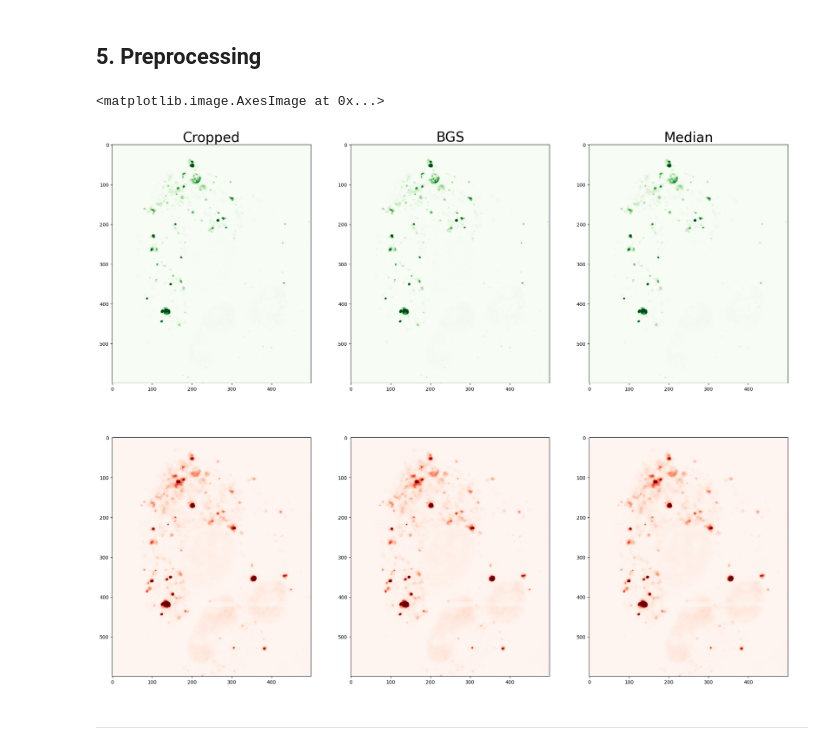
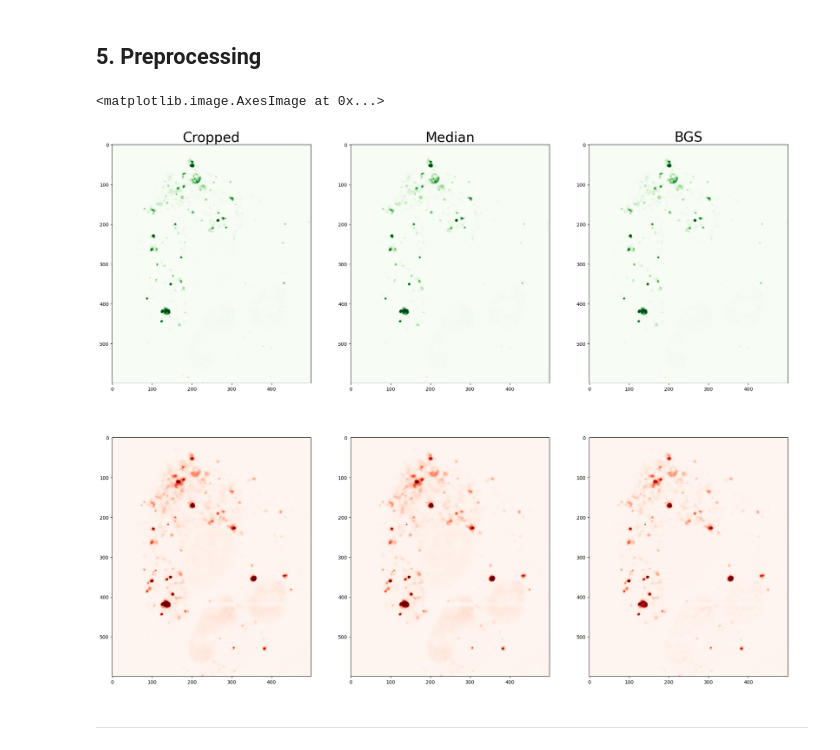
Before and after one commit to CarlosNoriegaPolo/LC3-RFP-GFP_python, a Jupyter notebook: macro.ipynb, the cells around one changed output. Drawn from its saved outputs; the diff is of its cells as text; code cells hidden in the pictures.

```diff
--- a/macro.ipynb
+++ b/macro.ipynb
@@ -143,31 +144,33 @@ nbscreenshot(viewer)
 GFPc = cropped_array[0, :, :]
 RFPc = cropped_array[2, :, :]
 
-#subtract background
-GFPbgs, GFPbg = subtract_background_rolling_ball(GFPc, 310, light_background=False,
-                                     use_paraboloid=False, do_presmooth=False)
-RFPbgs, RFPbg = subtract_background_rolling_ball(RFPc, 310, light_background=False,
-                                     use_paraboloid=False, do_presmooth=False)
-# apply median blur
-GFPmed = median(GFPbgs)
-RFPmed = median(RFPbgs)
+# apply median filter
+GFPmed = ndimage.median_filter(GFPc, size=3)
+RFPmed = ndimage.median_filter(RFPc, size=3)
+
+# generate and subtract background
+GFPbg = restoration.rolling_ball(GFPmed, radius = 10)
+GFPbgs = GFPmed - GFPbg
+
+RFPbg = restoration.rolling_ball(RFPmed, radius = 10)
+RFPbgs = RFPmed - RFPbg
 # %%
 # visualize pipeline
 fig, axs = plt.subplots(2, 3, figsize=(25, 20))
 
 axs[0, 0].imshow(GFPc, cmap='Greens')
 axs[0, 0].set_title('Cropped', fontsize=28)
-axs[0, 1].imshow(GFPbgs, cmap='Greens')
-axs[0, 1].set_title('BGS', fontsize=28)
-axs[0, 2].imshow(GFPmed, cmap='Greens')
-axs[0, 2].set_title('Median', fontsize=28)
+axs[0, 1].imshow(GFPmed, cmap='Greens')
+axs[0, 1].set_title('Median', fontsize=28)
+axs[0, 2].imshow(GFPbgs, cmap='Greens')
+axs[0, 2].set_title('BGS', fontsize=28)
 
 axs[1, 0].imshow(RFPc, cmap='Reds')
-axs[1, 1].imshow(RFPbgs, cmap='Reds')
-axs[1, 2].imshow(RFPmed, cmap='Reds')
+axs[1, 1].imshow(RFPmed, cmap='Reds')
+axs[1, 2].imshow(RFPbgs, cmap='Reds')
 # %% [output]
 <matplotlib.image.AxesImage at 0x...>
-[figure, old version]
+[figure, new version]
 # %% [markdown]
 ---
 # %% [markdown]
```
Also changed, not shown: parts of 12 cells of this notebook.
